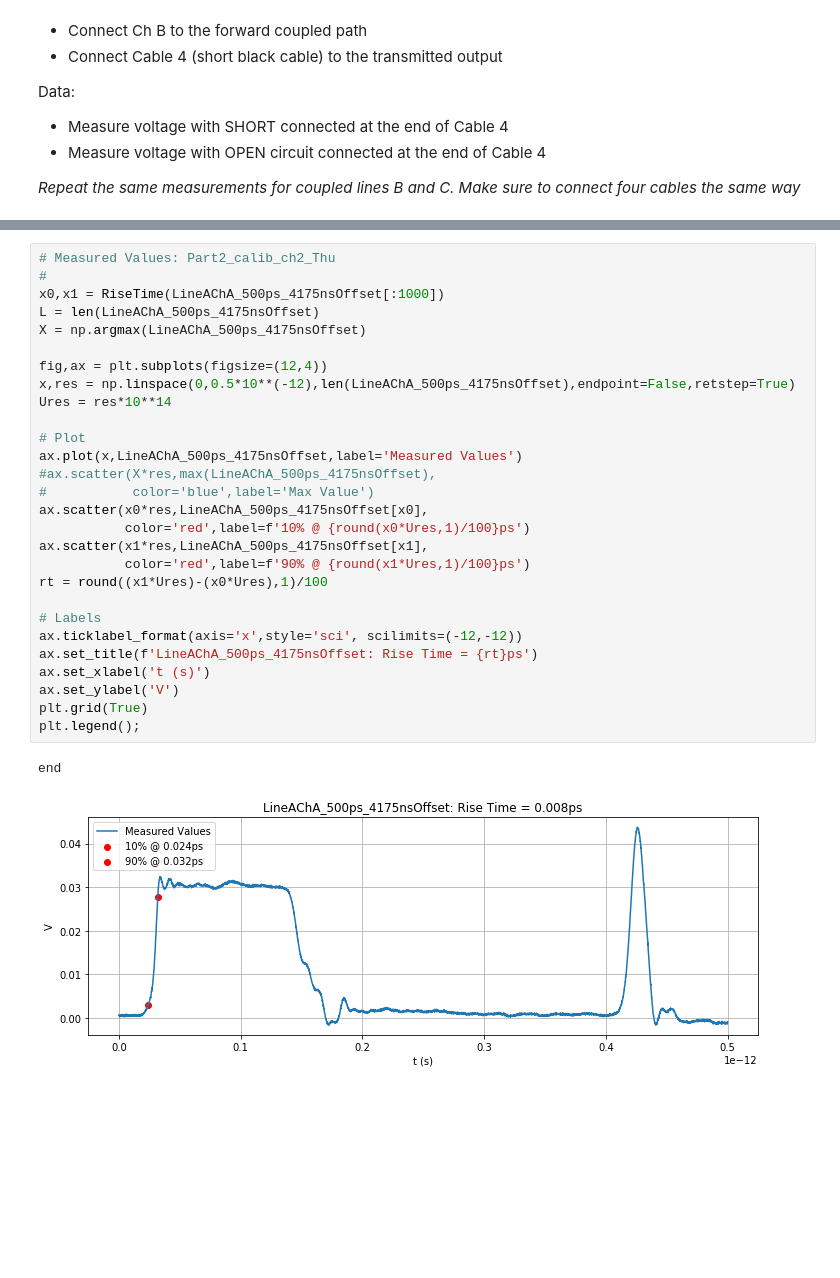
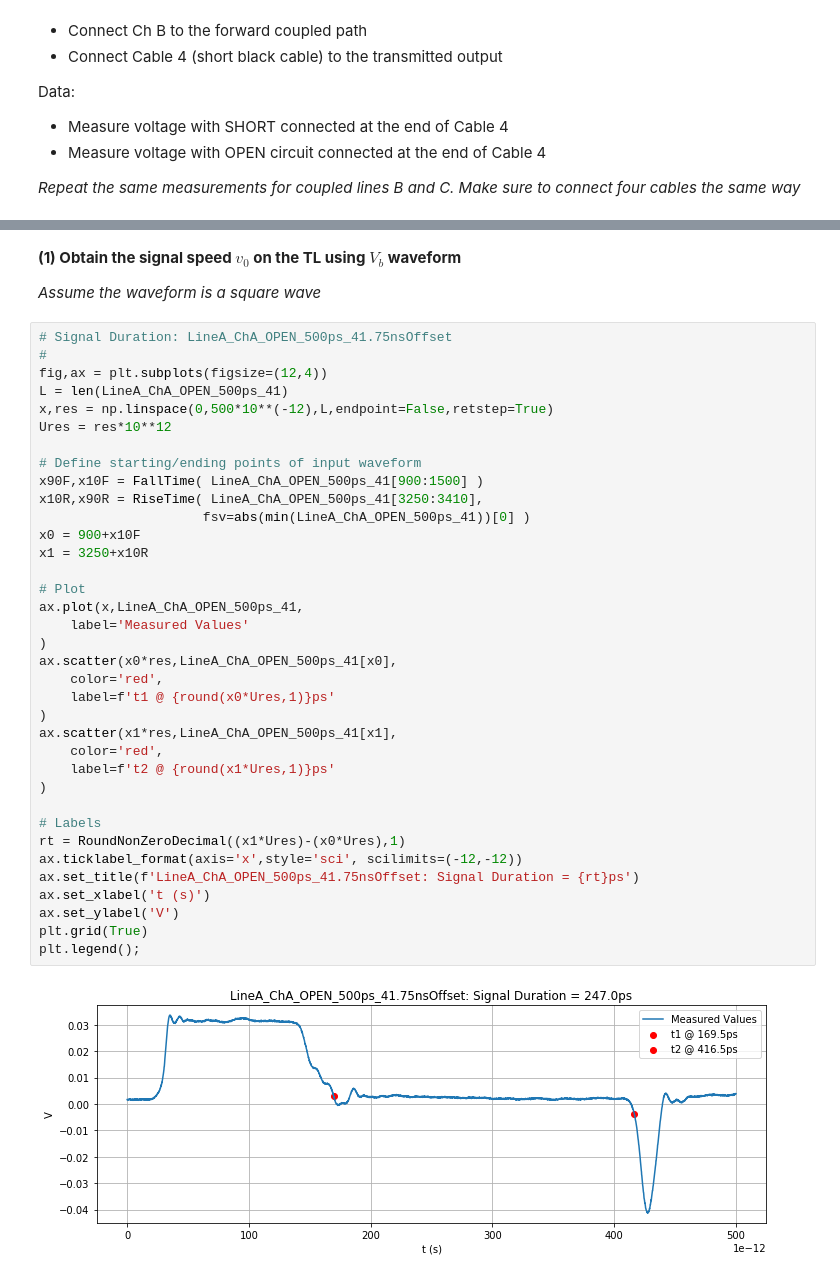
Before and after one commit to kegedy/UWEE572, a Jupyter notebook: labs/lab02/lab02.ipynb, the cells around one changed output, grey strips where cells are left out. Cells and saved outputs as stored; diff of their text form; blank space fills up the shorter version.

```diff
--- a/labs/lab02/lab02.ipynb
+++ b/labs/lab02/lab02.ipynb
@@ -427,31 +581,42 @@ def RiseTime(np_arr):
+# %% [markdown]
+**(1) Obtain the signal speed $v_0$ on the TL using $V_b$ waveform**
+
+*Assume the waveform is a square wave*
 # %%
-# Measured Values: Part2_calib_ch2_Thu
+# Signal Duration: LineA_ChA_OPEN_500ps_41.75nsOffset
 #
-x0,x1 = RiseTime(LineAChA_500ps_4175nsOffset[:1000])
-L = len(LineAChA_500ps_4175nsOffset)
-X = np.argmax(LineAChA_500ps_4175nsOffset)
+fig,ax = plt.subplots(figsize=(12,4))
+L = len(LineA_ChA_OPEN_500ps_41)
+x,res = np.linspace(0,500*10**(-12),L,endpoint=False,retstep=True)
+Ures = res*10**12
 
-fig,ax = plt.subplots(figsize=(12,4))
-x,res = np.linspace(0,0.5*10**(-12),len(LineAChA_500ps_4175nsOffset),endpoint=False,retstep=True)
-Ures = res*10**14
+# Define starting/ending points of input waveform
+x90F,x10F = FallTime( LineA_ChA_OPEN_500ps_41[900:1500] )
+x10R,x90R = RiseTime( LineA_ChA_OPEN_500ps_41[3250:3410],
+                     fsv=abs(min(LineA_ChA_OPEN_500ps_41))[0] )
+x0 = 900+x10F
+x1 = 3250+x10R
 
 # Plot
-ax.plot(x,LineAChA_500ps_4175nsOffset,label='Measured Values')
-#ax.scatter(X*res,max(LineAChA_500ps_4175nsOffset),
-#           color='blue',label='Max Value')
-ax.scatter(x0*res,LineAChA_500ps_4175nsOffset[x0],
-           color='red',label=f'10% @ {round(x0*Ures,1)/100}ps')
-ax.scatter(x1*res,LineAChA_500ps_4175nsOffset[x1],
-           color='red',label=f'90% @ {round(x1*Ures,1)/100}ps')
-rt = round((x1*Ures)-(x0*Ures),1)/100
+ax.plot(x,LineA_ChA_OPEN_500ps_41,
+    label='Measured Values'
+)
+ax.scatter(x0*res,LineA_ChA_OPEN_500ps_41[x0],
+    color='red',
+    label=f't1 @ {round(x0*Ures,1)}ps'
+)
+ax.scatter(x1*res,LineA_ChA_OPEN_500ps_41[x1],
+    color='red',
+    label=f't2 @ {round(x1*Ures,1)}ps'
+)
 
 # Labels
+rt = RoundNonZeroDecimal((x1*Ures)-(x0*Ures),1)
 ax.ticklabel_format(axis='x',style='sci', scilimits=(-12,-12))
-ax.set_title(f'LineAChA_500ps_4175nsOffset: Rise Time = {rt}ps')
+ax.set_title(f'LineA_ChA_OPEN_500ps_41.75nsOffset: Signal Duration = {rt}ps')
 ax.set_xlabel('t (s)')
 ax.set_ylabel('V')
 plt.grid(True)
 plt.legend();
 # %% [output]
-end
-[figure, old version]
+[figure, new version]
```
Also changed, not shown: parts of 38 cells of this notebook, 36 other files.
